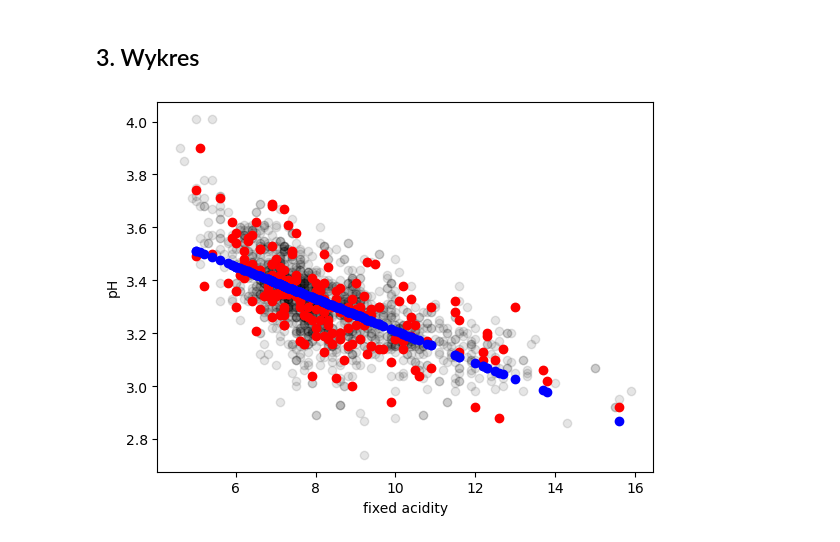
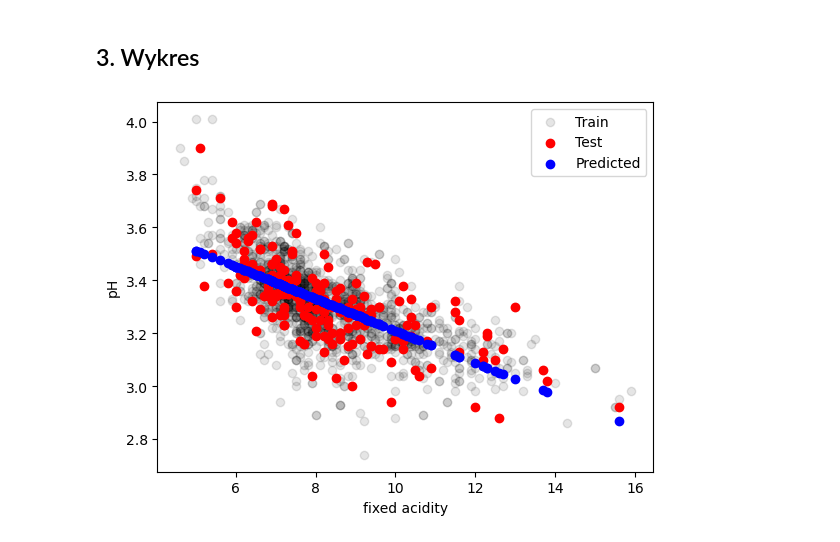
Before and after one commit to JakubPoplawski2001/MachineLearning, a Jupyter notebook: Lab02/JakubPoplawski_ML_Lab02_RegLiniowa_30pkt.ipynb, the cells around one changed output. Cells and saved outputs as stored; diff of their text form; code cells hidden in the pictures.

```diff
--- a/Lab02/JakubPoplawski_ML_Lab02_RegLiniowa_30pkt.ipynb
+++ b/Lab02/JakubPoplawski_ML_Lab02_RegLiniowa_30pkt.ipynb
@@ -91,17 +91,18 @@ Coefficient of determination: 0.47535443477884953
 Intercept (bias): 3.8154515876312396
 # %% [markdown]
 ## 3. Wykres
-# %%
-# 3. Wykres
-
-plt.scatter(X_train, y_train, color="black", alpha=0.1)
-plt.scatter(X_test, y_test, color="red")
-plt.scatter(X_test, y_pred, color="blue")
-
-plt.xlabel(variable)
-plt.ylabel(output)
-# plt.axis([0, 10, None, None])
-
-plt.show()
-# %% [output]
-[figure, removed]
+# %%
+# 3. Wykres
+
+plt.scatter(X_train, y_train, color="black", alpha=0.1)
+plt.scatter(X_test, y_test, color="red")
+plt.scatter(X_test, y_pred, color="blue")
+
+plt.legend(["Train", "Test", "Predicted"])
+plt.xlabel(variable)
+plt.ylabel(output)
+# plt.axis([0, 10, None, None])
+
+plt.show()
+# %% [output]
+[figure, added]
```
Also changed, not shown: 3 other files.
